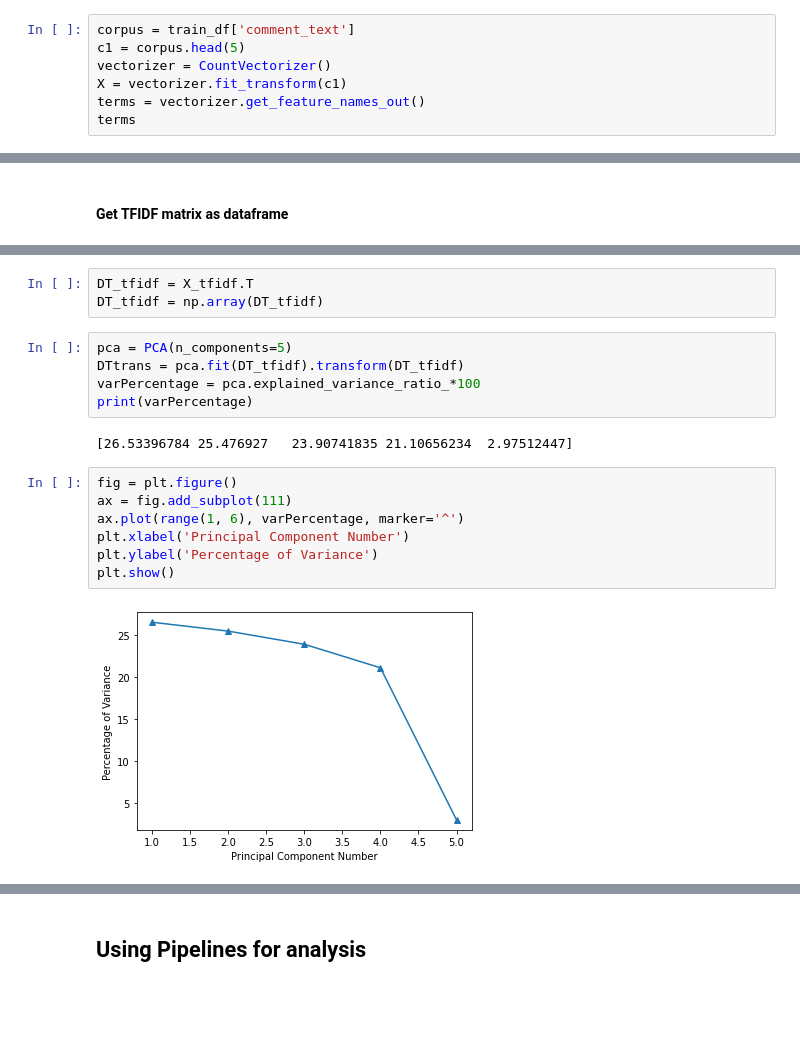
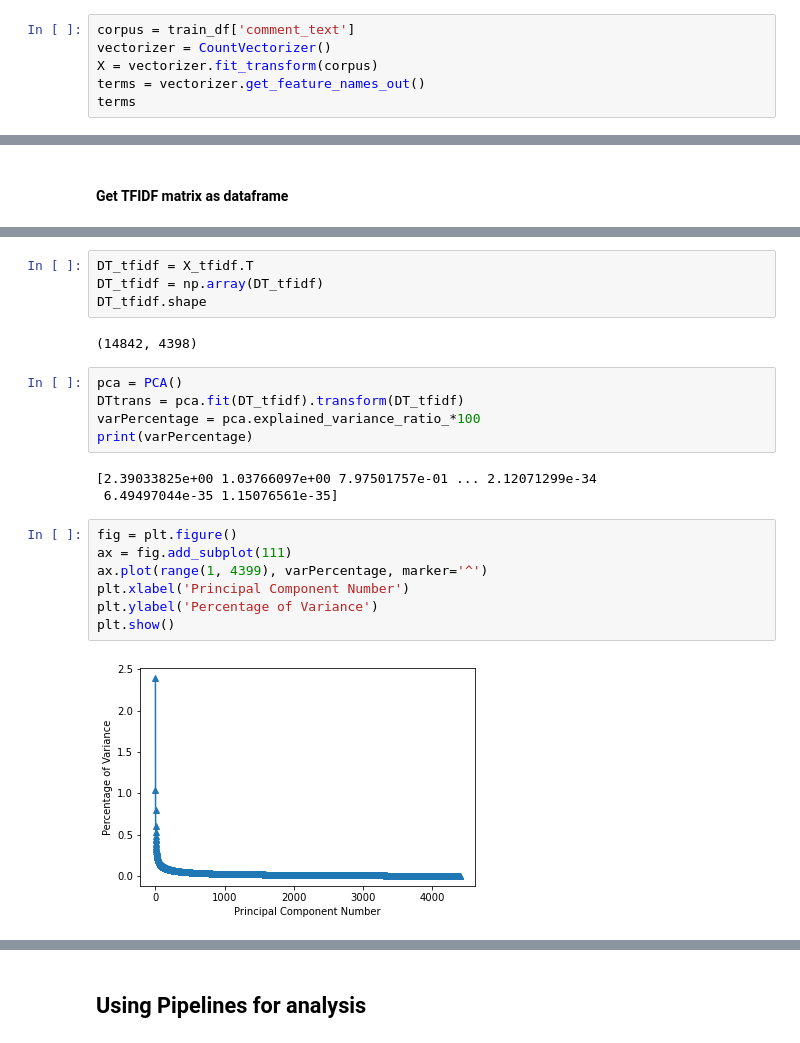
Before and after one commit to jjbocek/ToxicApp, a Jupyter notebook: ToxicApp_Sandbox.ipynb, the cells around one changed output, grey strips where cells are left out. Saved outputs shown, nothing was run; the diff lists cells and outputs as text; blank space fills up the shorter version.

```diff
--- a/ToxicApp_Sandbox.ipynb
+++ b/ToxicApp_Sandbox.ipynb
@@ -129,9 +120,8 @@ array([0, 4, 1, 3, 2, 5, 6], dtype=int64)
 ##### Get term count matrix along with terms array
 # %%
 corpus = train_df['comment_text']
-c1 = corpus.head(5)
 vectorizer = CountVectorizer()
-X = vectorizer.fit_transform(c1)
+X = vectorizer.fit_transform(corpus)
 terms = vectorizer.get_feature_names_out()
 terms
 # %% [output]
@@ -180,19 +167,23 @@ X_tfidf
 # %%
 DT_tfidf = X_tfidf.T
 DT_tfidf = np.array(DT_tfidf)
+DT_tfidf.shape
+# %% [output]
+(14842, 4398)
 # %%
-pca = PCA(n_components=5)
+pca = PCA()
 DTtrans = pca.fit(DT_tfidf).transform(DT_tfidf)
 varPercentage = pca.explained_variance_ratio_*100
 print(varPercentage)
 # %% [output]
-[26.53396784 25.476927   23.90741835 21.10656234  2.97512447]
+[2.39033825e+00 1.03766097e+00 7.97501757e-01 ... 2.12071299e-34
+ 6.49497044e-35 1.15076561e-35]
 # %%
 fig = plt.figure()
 ax = fig.add_subplot(111)
-ax.plot(range(1, 6), varPercentage, marker='^')
+ax.plot(range(1, 4399), varPercentage, marker='^')
 plt.xlabel('Principal Component Number')
 plt.ylabel('Percentage of Variance')
 plt.show()
 # %% [output]
-[figure, old version]
+[figure, new version]
```
Also changed, not shown: parts of 38 cells of this notebook.
